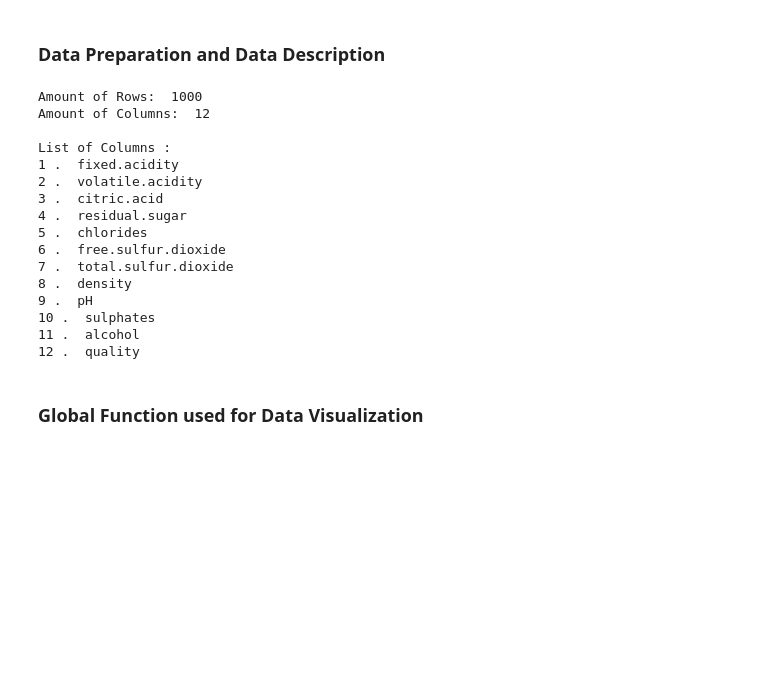
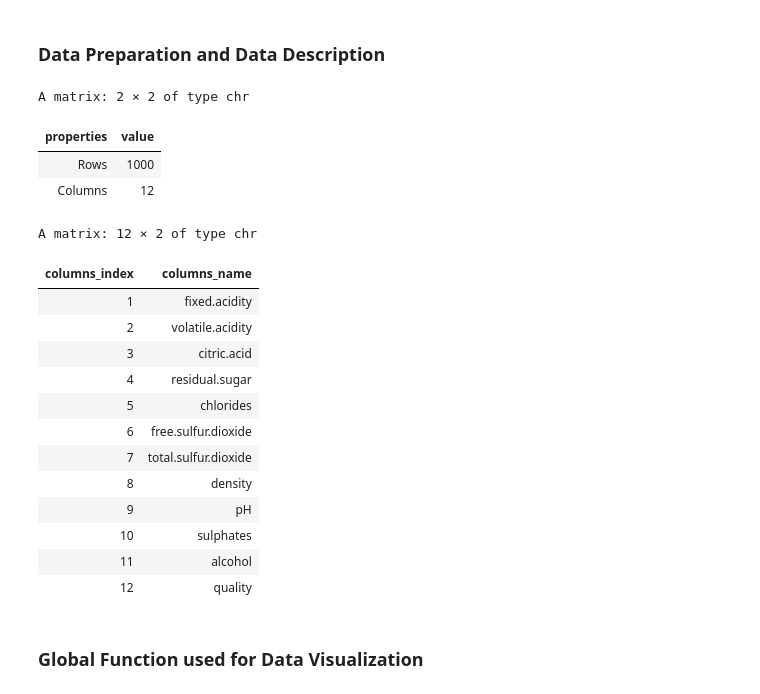
Before and after one commit to Gulilil/IF2220_Tubes_Probstat, a Jupyter notebook: src/3.ipynb, the cells around one changed output. Saved outputs shown, nothing was run; the diff lists cells and outputs as text; code cells hidden in the pictures; blank space fills up the shorter version.

```diff
--- a/src/3.ipynb
+++ b/src/3.ipynb
@@ -9,43 +9,44 @@ Anggota: <br>
 # %%
 df <- read.csv("..\\test\\anggur.csv")
 
 # get rows and columns of data
 row <- nrow(df)
 col <- ncol(df)
 
-cat("Amount of Rows: ", row, "\n")
-cat("Amount of Columns: ", col, "\n")
-
-cat("\n")
-
-
 # enumeration of columns and rows
 enums_col <- c(1:col)
 enums_row <- c(1:row)
 
-# List of all column names
-cat("List of Columns : \n")
-df_colNames <- colnames(df)
-for (i in enums_col){
-    cat(i,". ",df_colNames[i], "\n")
-}
+# Data Statistics
+properties <- c("Rows", "Columns")
+value <- c(nrow(df), ncol(df))
+cbind(properties, value)
+
+# List of Columns
+columns_index <- c(1:ncol(df))
+columns_name <- colnames(df)
+
+# Display List
+cbind(columns_index, columns_name)
 # %% [output]
-Amount of Rows:  1000
-Amount of Columns:  12
-
-List of Columns :
-1 .  fixed.acidity
-2 .  volatile.acidity
-3 .  citric.acid
-4 .  residual.sugar
-5 .  chlorides
-6 .  free.sulfur.dioxide
-7 .  total.sulfur.dioxide
-8 .  density
-9 .  pH
-10 .  sulphates
-11 .  alcohol
-12 .  quality
+A matrix: 2 × 2 of type chr
+| properties | value |
+| Rows | 1000 |
+| Columns | 12 |
+A matrix: 12 × 2 of type chr
+| columns_index | columns_name |
+| 1 | fixed.acidity |
+| 2 | volatile.acidity |
+| 3 | citric.acid |
+| 4 | residual.sugar |
+| 5 | chlorides |
+| 6 | free.sulfur.dioxide |
+| 7 | total.sulfur.dioxide |
+| 8 | density |
+| 9 | pH |
+| 10 | sulphates |
+| 11 | alcohol |
+| 12 | quality |
 # %% [markdown]
 ### **Global Function used for Data Visualization**
 # %%
```
Also changed, not shown: parts of 40 cells of this notebook, 2 other files.
